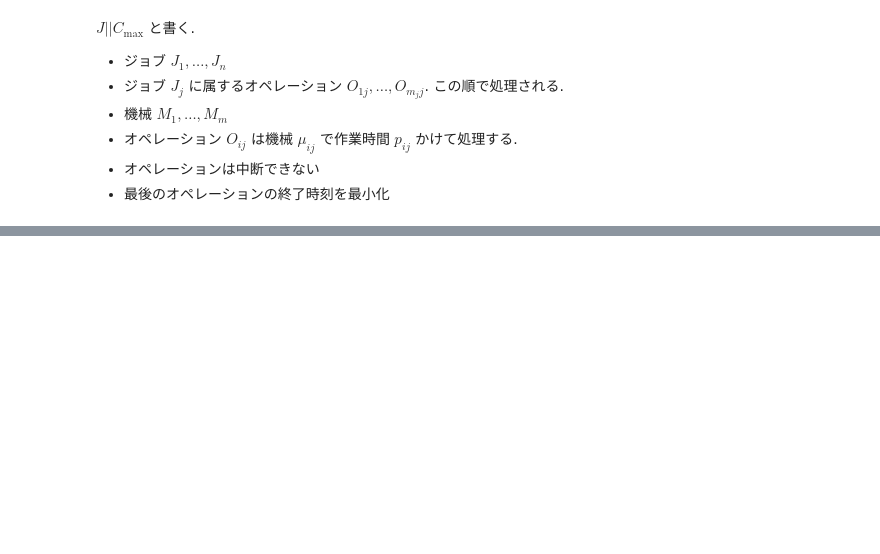
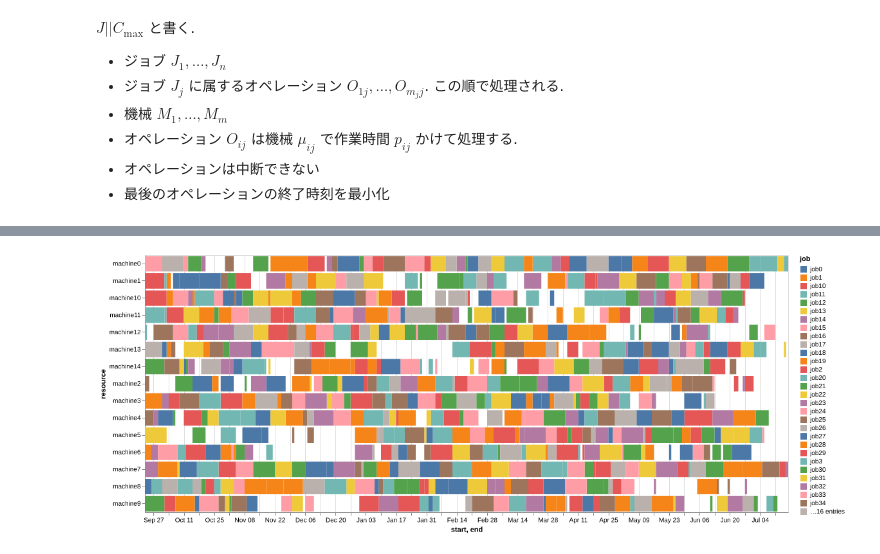
Before and after one commit to espeon011/opt100, a Jupyter notebook: notebooks/78_jssp/__marimo__/jobshop.ipynb, the cells around one changed output, grey strips where cells are left out. Saved outputs shown, nothing was run; the diff lists cells and outputs as text; code cells hidden in the pictures; blank space fills up the shorter version.

```diff
--- a/notebooks/78_jssp/__marimo__/jobshop.ipynb
+++ b/notebooks/78_jssp/__marimo__/jobshop.ipynb
@@ -309,17 +354,5 @@ plot_altair(model1_amplify.to_df())
 # %%
-def gen_data(n_jobs: int, n_machines: int) -> list[Job]:
-    random.seed(0)
-    jobs = []
-    for id_job in range(n_jobs):
-        machines = list(range(n_machines))
-        random.shuffle(machines)
-        tasks = []
-        for id_task in range(n_machines):
-            machine = machines[id_task]
-            time = random.randint(1, 10)
-            tasks.append(Task(machine=machine, time=time))
-
-        jobs.append(Job(tasks=tasks))
-
-    return jobs
+plot_altair(model2_cpsat.to_df())
+# %% [output]
+[figure, added]
 # %%
```
Also changed, not shown: parts of 71 cells of this notebook, 9 other files.
